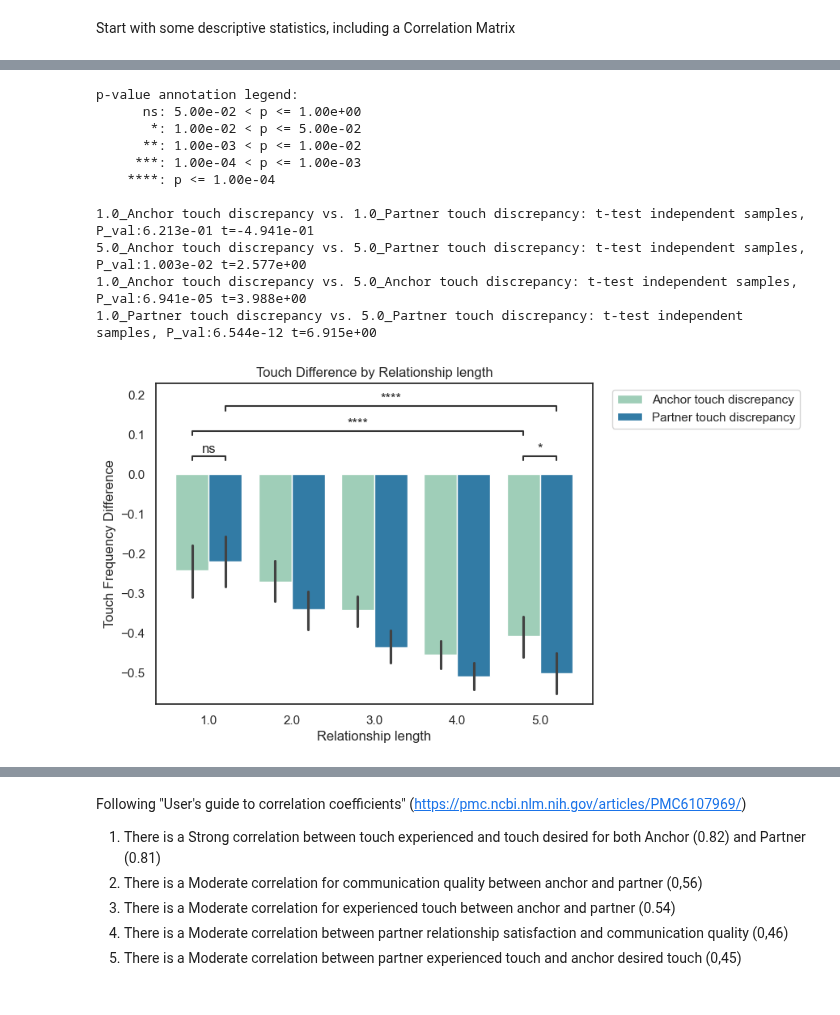
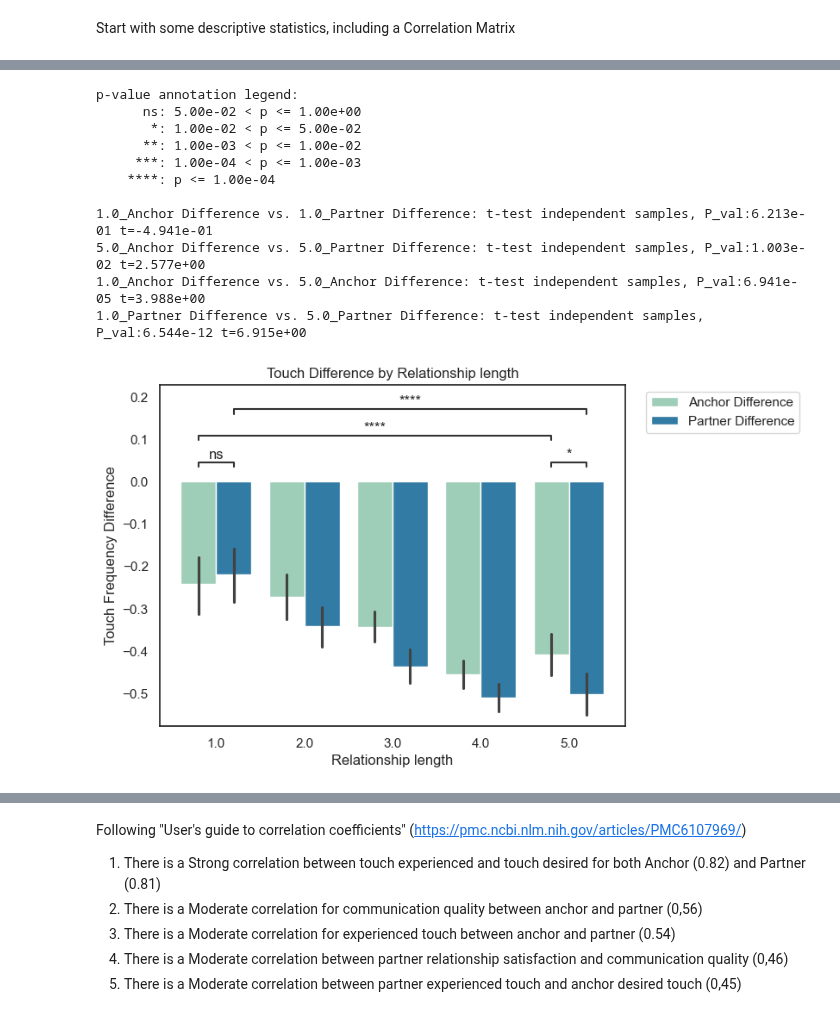
Before and after one commit to EdgardoCS/touchCouples, a Jupyter notebook: descriptive_stats.ipynb, the cells around one changed output, grey strips where cells are left out. Drawn from its saved outputs; the diff is of its cells as text; code cells hidden in the pictures.

```diff
--- a/descriptive_stats.ipynb
+++ b/descriptive_stats.ipynb
@@ -137,7 +137,7 @@ df = df.rename(
     columns=rename_columns
 )
 df = df.drop([
-    'reldur', 'tf_kiss', 'tf_hold', 'tf_hug', 'ptf_kiss', 'ptf_hold', 'ptf_hug'], axis=1)
+    'reldur', 'tf_hold', 'tf_hug', 'ptf_kiss', 'ptf_hold', 'ptf_hug'], axis=1)
 # %% [markdown]
 "The three scales "Intimacy" [Intimität], "Apreciation" [Wertschätzung], and "Conflict" [Konflikt] were adapted from the "Network of Relationships Inventory (NRI)" (Furman & Buhrmester, 1985) and used in an abbreviated form and adapted by pairfam and Freda (Hank et al. 2024)."
 
@@ -333,10 +354,10 @@ def calculate_freq(input_var):
     return temp_df
 
 
-vars = ['Anchor touch index frequency',
-        'Anchor touch index desired',
-        'Partner touch index frequency',
-        'Partner touch index desired',
+vars = ['Anchor Frequency',
+        'Anchor Desired',
+        'Partner Frequency',
+        'Partner Desired',
         'Anchor kiss frequency',
         'Anchor kiss desired',
         'Partner kiss frequency',
@@ -424,2 +445,17 @@ for i, name in enumerate(fig_names):
     plt.close()
+# %%
+# Calculate means for touch variables
+for i in range(0, len(df)):
+    if df['Anchor Frequency'][i] == 0:
+        df.loc[i, 'Anchor Frequency (count)'] = '0x'
+    if 0 < df['Anchor Frequency'][i] <= 1:
+        df.loc[i, 'Anchor Frequency (count)'] = '1-5x'
+    if 1 < df['Anchor Frequency'][i] <= 2:
+        df.loc[i, 'Anchor Frequency (count)'] = '6-10x'
+    if 2 < df['Anchor Frequency'][i] <= 3:
+        df.loc[i, 'Anchor Frequency (count)'] = '11-20x'
+    if 3 < df['Anchor Frequency'][i] <= 4:
+        df.loc[i, 'Anchor Frequency (count)'] = '21-50x'
+    if 4 < df['Anchor Frequency'][i] <= 5:
+        df.loc[i, 'Anchor Frequency (count)'] = '> 50x'
 # %%
@@ -577,51 +604,51 @@ p-value annotation legend:
 # %%
 discrepancy = df.melt(id_vars='Relationship length',
-                      value_vars=['Anchor touch discrepancy', 'Partner touch discrepancy'],
+                      value_vars=['Anchor Difference', 'Partner Difference'],
                       var_name='Touch index', value_name='Touch Freq'
                       )
 x = "Relationship length"
 y = "Touch Freq"
 hue = "Touch index"
-hue_order = ['Anchor touch discrepancy', 'Partner touch discrepancy']
+hue_order = ['Anchor Difference', 'Partner Difference']
 pairs = [
-    ((1, "Anchor touch discrepancy"), (1, "Partner touch discrepancy")),
-    ((5, "Anchor touch discrepancy"), (5, "Partner touch discrepancy")),
-    ((1, "Anchor touch discrepancy"), (5, "Anchor touch discrepancy")),
-    ((1, "Partner touch discrepancy"), (5, "Partner touch discrepancy")),
+    ((1, "Anchor Difference"), (1, "Partner Difference")),
+    ((5, "Anchor Difference"), (5, "Partner Difference")),
+    ((1, "Anchor Difference"), (5, "Anchor Difference")),
+    ((1, "Partner Difference"), (5, "Partner Difference")),
 ]
 
 ax = sns.barplot(data=discrepancy,
                  x=x,
                  y=y,
                  hue=hue,
                  palette='YlGnBu',
                  # style=hue,
                  # markers=True
                  )
 
 annot = Annotator(ax, pairs, data=discrepancy, x=x, y=y, hue=hue, hue_order=hue_order)
 annot.configure(test='t-test_ind', verbose=2)
 annot.apply_test()
 annot.annotate()
 plt.tight_layout()
 plt.legend(loc='upper left', bbox_to_anchor=(1.03, 1))
 plt.ylabel("Touch Frequency Difference")
 plt.xlabel("Relationship length")
 plt.title("Touch Difference by Relationship length")
 plt.grid(False)
 plt.savefig("output/img/touch_diff_relen.png", dpi=350, transparent=True)
 # %% [output]
 p-value annotation legend:
       ns: 5.00e-02 < p <= 1.00e+00
        *: 1.00e-02 < p <= 5.00e-02
       **: 1.00e-03 < p <= 1.00e-02
      ***: 1.00e-04 < p <= 1.00e-03
     ****: p <= 1.00e-04
 
-1.0_Anchor touch discrepancy vs. 1.0_Partner touch discrepancy: t-test independent samples, P_val:6.213e-01 t=-4.941e-01
-5.0_Anchor touch discrepancy vs. 5.0_Partner touch discrepancy: t-test independent samples, P_val:1.003e-02 t=2.577e+00
-1.0_Anchor touch discrepancy vs. 5.0_Anchor touch discrepancy: t-test independent samples, P_val:6.941e-05 t=3.988e+00
-1.0_Partner touch discrepancy vs. 5.0_Partner touch discrepancy: t-test independent samples, P_val:6.544e-12 t=6.915e+00
+1.0_Anchor Difference vs. 1.0_Partner Difference: t-test independent samples, P_val:6.213e-01 t=-4.941e-01
+5.0_Anchor Difference vs. 5.0_Partner Difference: t-test independent samples, P_val:1.003e-02 t=2.577e+00
+1.0_Anchor Difference vs. 5.0_Anchor Difference: t-test independent samples, P_val:6.941e-05 t=3.988e+00
+1.0_Partner Difference vs. 5.0_Partner Difference: t-test independent samples, P_val:6.544e-12 t=6.915e+00
-[figure, old version]
+[figure, new version]
 # %%
 discrepancy = df.melt(id_vars='Anchor relationship satisfaction',
```
Also changed, not shown: parts of 10 cells of this notebook, 12 other files.
